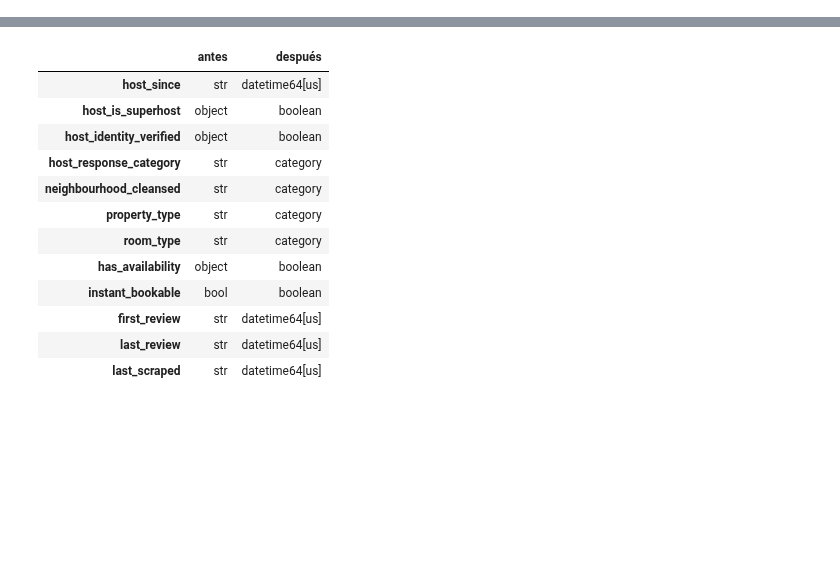
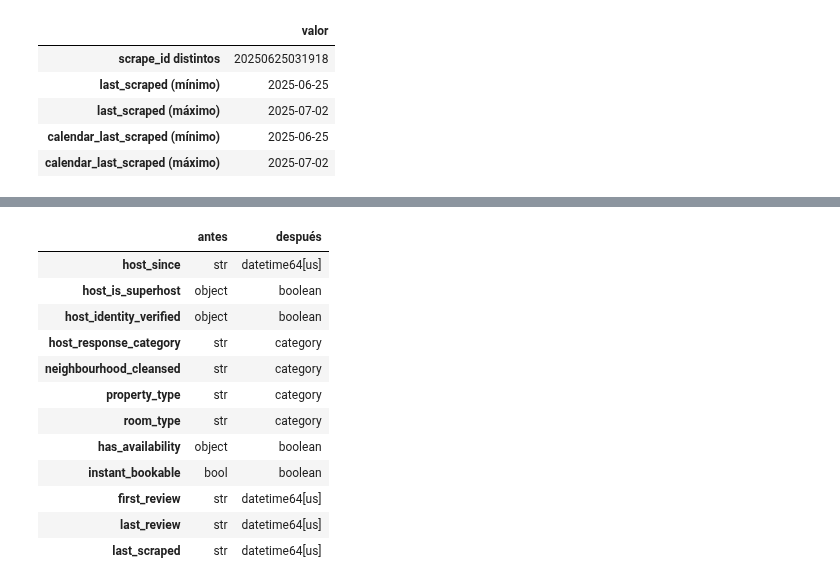
Before and after one commit to JuanJoseHQ/proyecto_final_analisis_datos, a Jupyter notebook: notebook/02_eda_listings.ipynb, the cells around one changed output, grey strips where cells are left out. Drawn from its saved outputs; the diff is of its cells as text; code cells hidden in the pictures; blank space fills up the shorter version.

```diff
--- a/notebook/02_eda_listings.ipynb
+++ b/notebook/02_eda_listings.ipynb
@@ -75,0 +120,20 @@ Dataset silver cargado: 26,329 filas x 57 columnas
+# %%
+# Capa bronze: se usa para atender la retroalimentación (fecha del snapshot, patrón de nulos de reseñas,
+# criterios de selección de columnas y de outliers) y, más adelante, para auditar amenities.
+bronze = pd.read_csv("../data/bronze/listings.csv", low_memory=False)
+
+snapshot = pd.Series({
+    "scrape_id distintos": ", ".join(map(str, bronze["scrape_id"].unique())),
+    "last_scraped (mínimo)": bronze["last_scraped"].min(),
+    "last_scraped (máximo)": bronze["last_scraped"].max(),
+    "calendar_last_scraped (mínimo)": bronze["calendar_last_scraped"].min(),
+    "calendar_last_scraped (máximo)": bronze["calendar_last_scraped"].max(),
+}, name="valor").to_frame()
+snapshot
+# %% [output]
+|  | valor |
+| scrape_id distintos | 20250625031918 |
+| last_scraped (mínimo) | 2025-06-25 |
+| last_scraped (máximo) | 2025-07-02 |
+| calendar_last_scraped (mínimo) | 2025-06-25 |
+| calendar_last_scraped (máximo) | 2025-07-02 |
```
Also changed, not shown: parts of 72 cells of this notebook, 3 other files.
